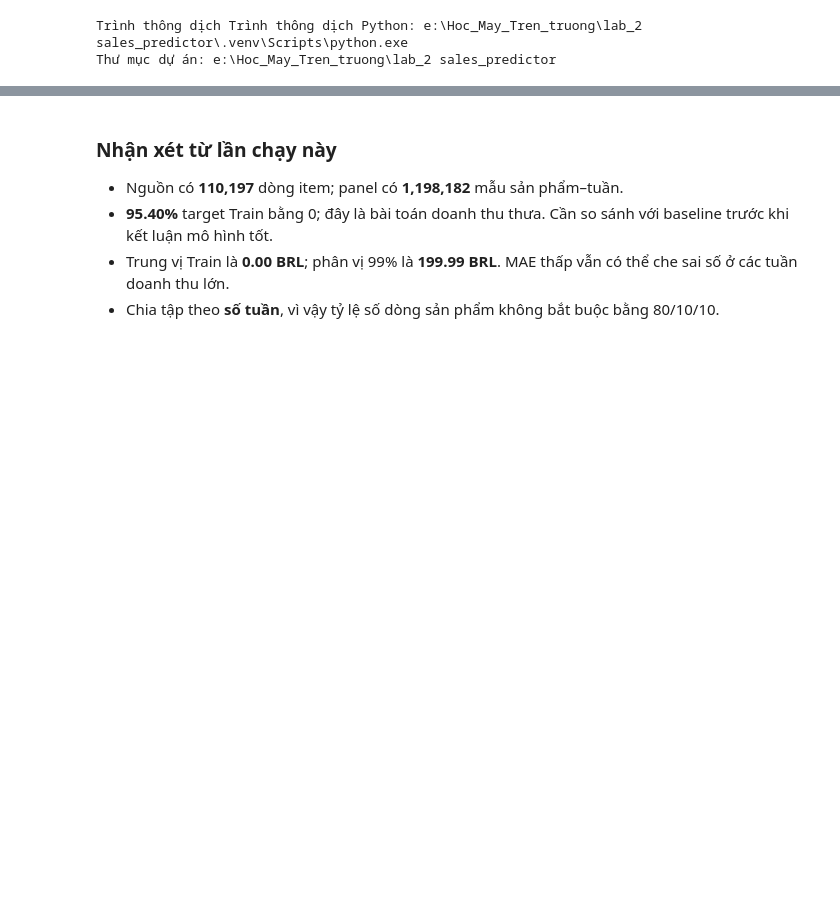
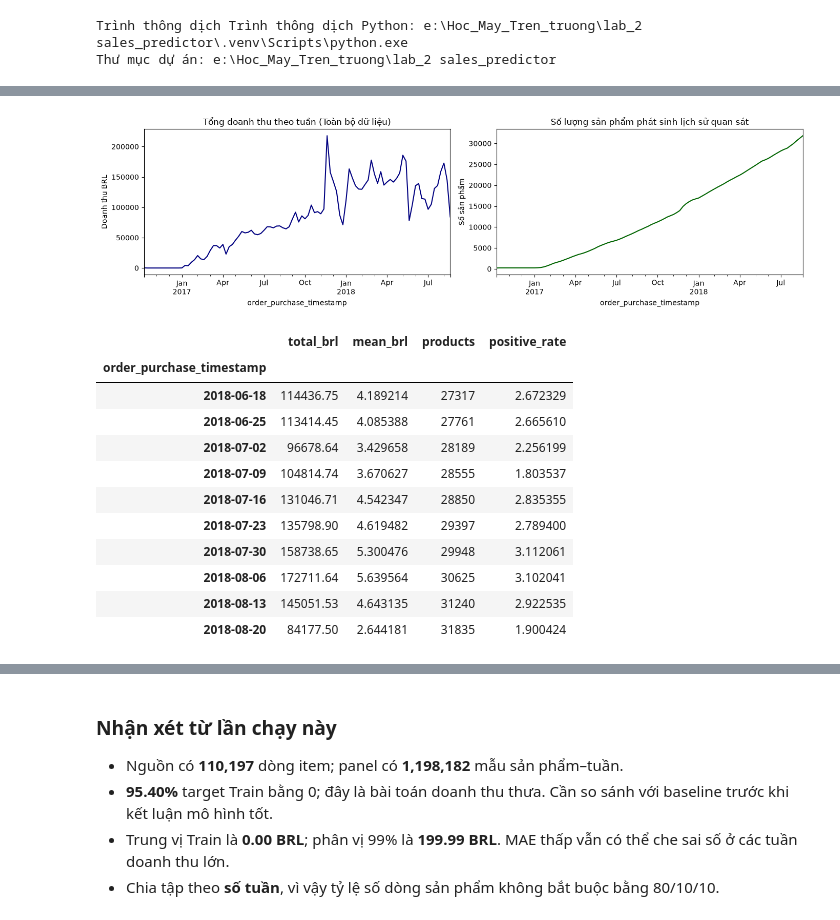
Before and after one commit to iamtien77/sales_predictor, a Jupyter notebook: notebooks/01_exploratory_data_analysis.ipynb, the cells around one changed output, grey strips where cells are left out. Saved outputs shown, nothing was run; the diff lists cells and outputs as text; code cells hidden in the pictures; blank space fills up the shorter version.

```diff
--- a/notebooks/01_exploratory_data_analysis.ipynb
+++ b/notebooks/01_exploratory_data_analysis.ipynb
@@ -120,3 +111,32 @@ Tổng doanh thu panel chỉ gồm sản phẩm đã có một tuần lịch s
+# %%
+weekly_totals = panel.groupby(config.TIMESTAMP_COLUMN).agg(
+    total_brl=("sales", "sum"),
+    mean_brl=("sales", "mean"),
+    products=("product_id", "nunique"),
+    positive_rate=("sales", lambda s: (s > 0).mean() * 100)
+)
+
+fig, axes = plt.subplots(1, 2, figsize=(14, 4))
+weekly_totals.total_brl.plot(ax=axes[0], color='navy')
+axes[0].set(title="Tổng doanh thu theo tuần (Toàn bộ dữ liệu)", ylabel="Doanh thu BRL")
+weekly_totals.products.plot(ax=axes[1], color='darkgreen')
+axes[1].set(title="Số lượng sản phẩm phát sinh lịch sử quan sát", ylabel="Số sản phẩm")
+show_figure(fig, "weekly_01_revenue_trend_full.png")
+display(weekly_totals.tail(10))
+# %% [output]
+[figure, added]
+|  | total_brl | mean_brl | products | positive_rate |
+| order_purchase_timestamp |  |  |  |  |
+| 2018-06-18 | 114436.75 | 4.189214 | 27317 | 2.672329 |
+| 2018-06-25 | 113414.45 | 4.085388 | 27761 | 2.665610 |
+| 2018-07-02 | 96678.64 | 3.429658 | 28189 | 2.256199 |
+| 2018-07-09 | 104814.74 | 3.670627 | 28555 | 1.803537 |
+| 2018-07-16 | 131046.71 | 4.542347 | 28850 | 2.835355 |
+| 2018-07-23 | 135798.90 | 4.619482 | 29397 | 2.789400 |
+| 2018-07-30 | 158738.65 | 5.300476 | 29948 | 3.112061 |
+| 2018-08-06 | 172711.64 | 5.639564 | 30625 | 3.102041 |
+| 2018-08-13 | 145051.53 | 4.643135 | 31240 | 2.922535 |
+| 2018-08-20 | 84177.50 | 2.644181 | 31835 | 1.900424 |
 # %%
 fig, axes = plt.subplots(1, 2, figsize=(12, 4))
 train_df.groupby(config.TIMESTAMP_COLUMN).sales.sum().plot(ax=axes[0])
```
Also changed, not shown: parts of 14 cells of this notebook, 1 other file.
